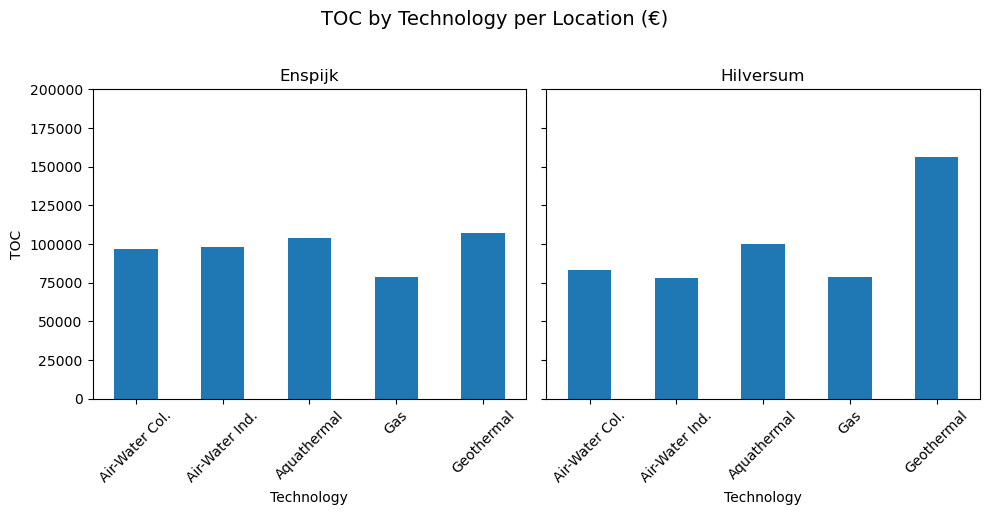
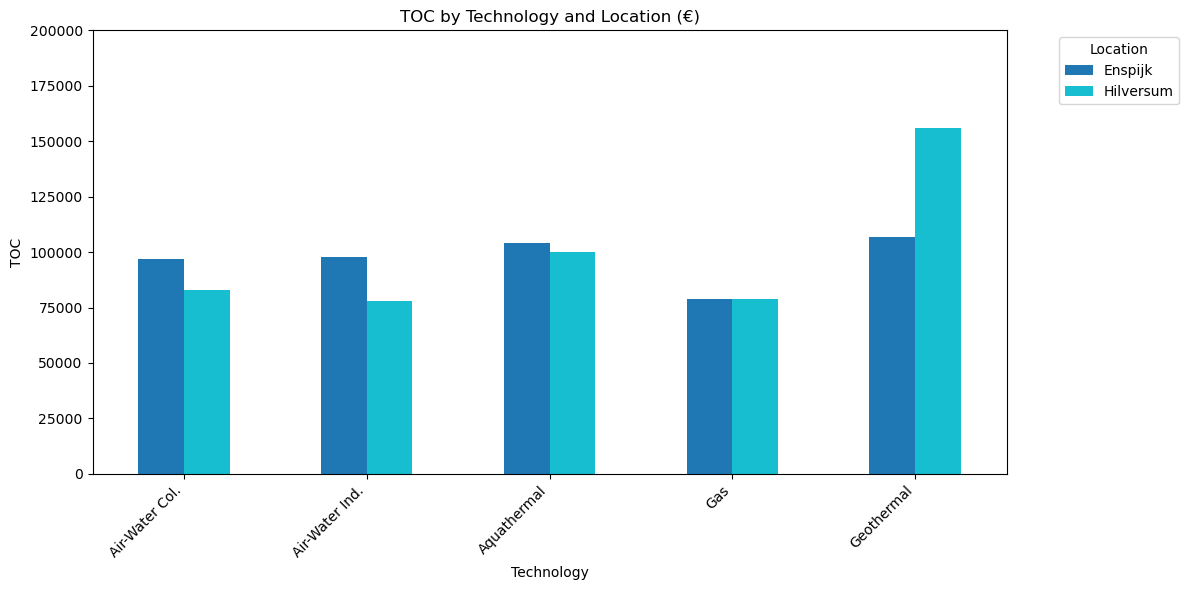
The change to this notebook cell's code, shown as a diff; its figure went from the first image to the second:
--- before
+++ after
@@ -1,28 +1,19 @@
-locations = df_toc["location"].unique()
-n = len(locations)
+pivot = df_toc.pivot_table(index="technology", columns="location", values="toc", aggfunc="sum").fillna(0)
 
-fig, axes = plt.subplots(1, n, figsize=(5 * n, 5), sharey=True)
+fig, ax = plt.subplots(figsize=(12, 6))
 
-if n == 1:
-    axes = [axes]
+pivot.plot(
+    kind="bar",
+    ax=ax,
+    colormap="tab10",
+    legend=True
+)
 
-for ax, loc in zip(axes, locations):
-    subset = df_toc[df_toc["location"] == loc]
-    pivot = subset.pivot_table(index="technology", values="toc", aggfunc="sum")
-
-    pivot.plot(
-        kind="bar",
-        ax=ax,
-        colormap="tab10",
-        legend=False
-    )
-
-    ax.set_title(loc)
-    ax.set_xlabel("Technology")
-    ax.set_ylim(0, 200000)
-    ax.tick_params(axis="x", rotation=45)
-
-axes[0].set_ylabel("TOC")
-fig.suptitle("TOC by Technology per Location (\u20ac)", fontsize=14, y=1.02)
+ax.set_title("TOC by Technology and Location (€)")
+ax.set_xlabel("Technology")
+ax.set_ylabel("TOC")
+ax.set_ylim(0, 200000)
+ax.legend(title="Location", bbox_to_anchor=(1.05, 1), loc="upper left")
+plt.xticks(rotation=45, ha="right")
 plt.tight_layout()
 plt.show()

Commit: chart update